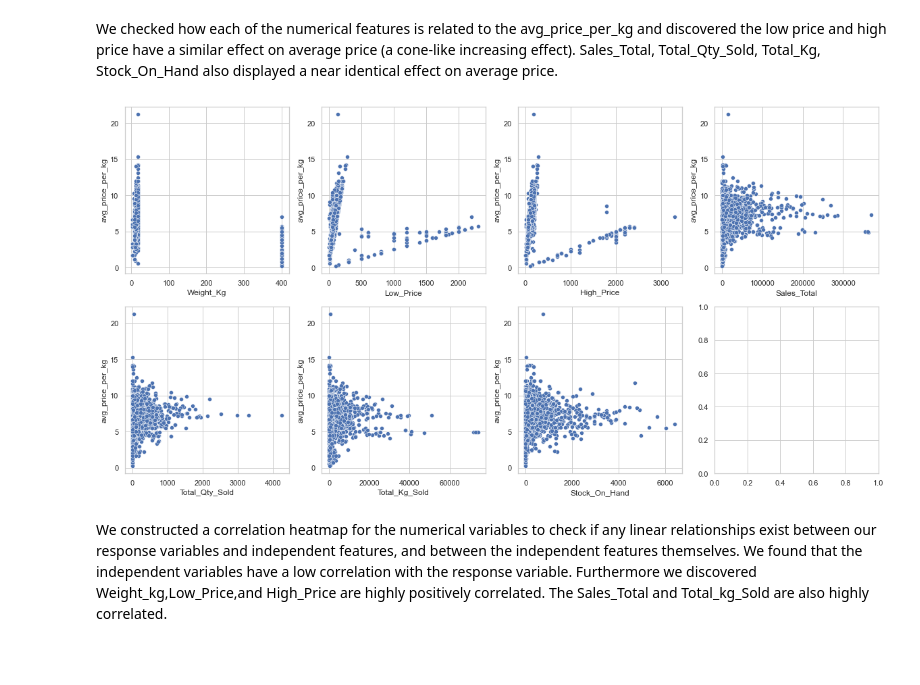
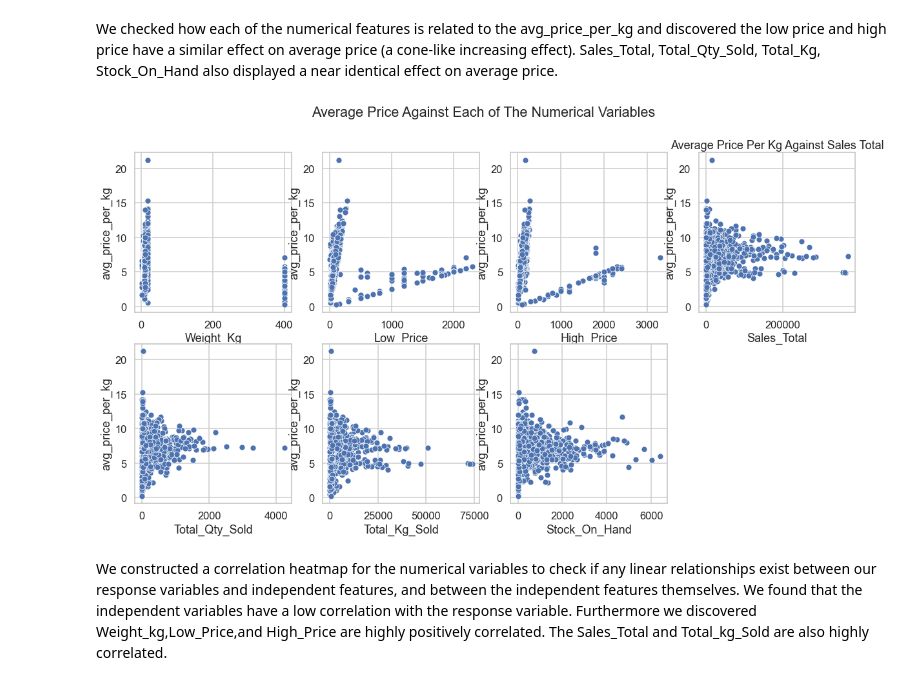
Before and after one commit to nkonyanihlulani/Team_7_regression, a Jupyter notebook: team_7.ipynb, the cells around one changed output. Drawn from its saved outputs; the diff is of its cells as text; code cells hidden in the pictures; blank space fills up the shorter version.

```diff
--- a/team_7.ipynb
+++ b/team_7.ipynb
@@ -194,8 +214,10 @@ df = train.groupby(train['Date'])['avg_price_per_kg'].mean() #getting the averag
 # %%
-fig, ax = plt.subplots(figsize=(18, 6))
-ax.plot(df)
-ax.grid(True)
-ax.set_title('Average Price Per Kg of Golden Apples Over Time')
-ax.set_ylabel('Average Price Per Kg Per Day')
-ax.set_xlabel('Date')
+sns.set_context("talk")
+plt.figure(figsize=(18,6))
+sns.lineplot(x="Date",y='avg_price_per_kg', label="Daily",data=df)
+sns.lineplot(x="Date",y='rolling_eve', label="7-day rolling average",data=df)
+plt.title('Average Price Per Kg of Golden Apples Over Time')
+plt.ylabel('Average Price Per Kg Per Day')
+plt.xlabel('Date')
+plt.show()
 # %% [output]
@@ -206,21 +227,37 @@ We checked how each of the numerical features is related to the avg_price_per_kg
 # %%
 
 fig, axs = plt.subplots(2, 4, figsize=(20, 10))
 ax.grid(True)
+
 sp1 = sns.scatterplot(x = 'Weight_Kg',y = 'avg_price_per_kg',ax=axs[0,0],data = train)
-sp1.set_title("Average Price Per Kg Against Weight")
+
+
 sp2 = sns.scatterplot(x = 'Low_Price',y = 'avg_price_per_kg',ax=axs[0,1],data = train)
-sp2.set_title("")
 
-sns.scatterplot(x = 'High_Price',y = 'avg_price_per_kg', ax=axs[0,2],data = train)
-sns.scatterplot(x = 'Sales_Total',y = 'avg_price_per_kg',ax=axs[0,3],data = train)
-sns.scatterplot(x = 'Total_Qty_Sold',y = 'avg_price_per_kg',ax=axs[1,0],data = train)
-sns.scatterplot(x = 'Total_Kg_Sold',y = 'avg_price_per_kg',ax=axs[1,1],data = train)
-sns.scatterplot(x = 'Stock_On_Hand',y = 'avg_price_per_kg',ax=axs[1,2], data = train)
+
+sp3 = sns.scatterplot(x = 'High_Price',y = 'avg_price_per_kg', ax=axs[0,2],data = train)
+
+
+sp4 = sns.scatterplot(x = 'Sales_Total',y = 'avg_price_per_kg',ax=axs[0,3],data = train)
+sp4.set_title('Average Price Per Kg Against Sales Total')
+
+sp5 = sns.scatterplot(x = 'Total_Qty_Sold',y = 'avg_price_per_kg',ax=axs[1,0],data = train)
+
+
+sp6 = sns.scatterplot(x = 'Total_Kg_Sold',y = 'avg_price_per_kg',ax=axs[1,1],data = train)
+
+
+sp7 = sns.scatterplot(x = 'Stock_On_Hand',y = 'avg_price_per_kg',ax=axs[1,2], data = train)
+
+#main title
+fig.suptitle('Average Price Against Each of The Numerical Variables')
+
+#dropping the last figure
+fig.delaxes(axs[1,3])
 
 plt.show()
 # %% [output]
-[figure, old version]
+[figure, new version]
 # %% [markdown]
 We constructed a correlation heatmap for the numerical variables to check if any linear relationships exist between our response variables and independent features, and between the independent features themselves. We found that the independent variables have a low correlation with the response variable. Furthermore we discovered Weight_kg,Low_Price,and High_Price are highly positively correlated. The Sales_Total and Total_kg_Sold are also highly correlated.
 # %%
```
Also changed, not shown: parts of 7 cells of this notebook.
